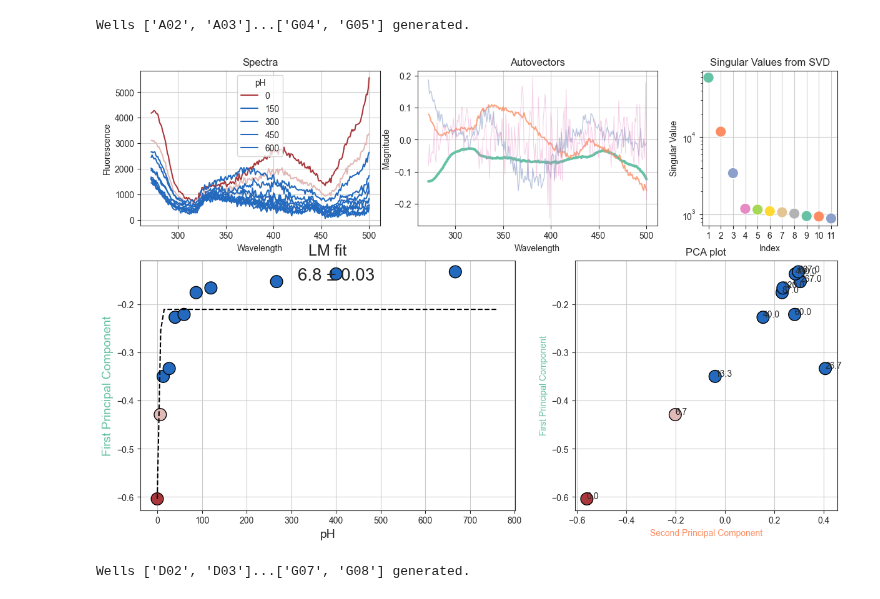
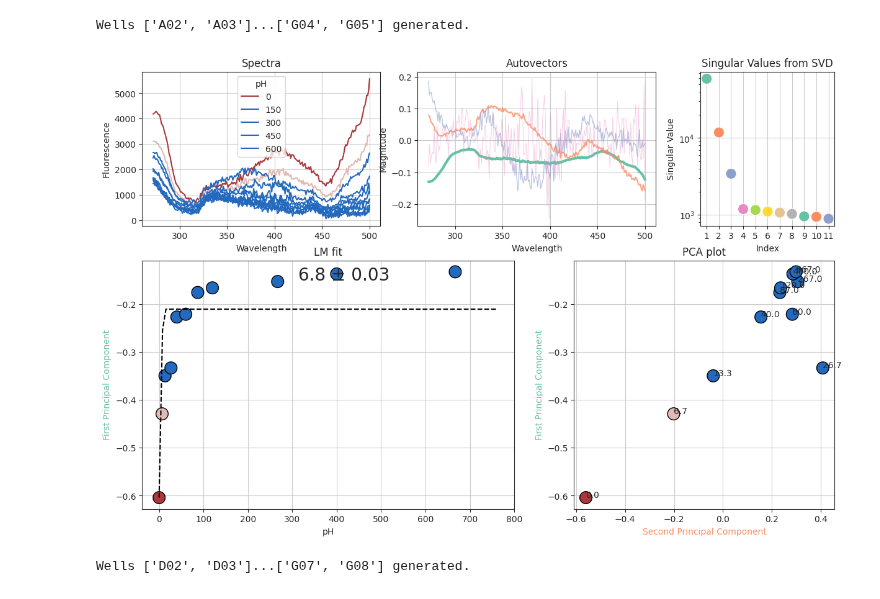
Before and after one commit to darosio/ClopHfit, a Jupyter notebook: docs/tutorials/prenspire.ipynb, the cells around one changed output. Saved outputs shown, nothing was run; the diff lists cells and outputs as text; code cells hidden in the pictures.

```diff
--- a/docs/tutorials/prenspire.ipynb
+++ b/docs/tutorials/prenspire.ipynb
@@ -160,19 +160,19 @@ def plot_autovectors(f, u, ax):
 
 
 def plot_fit(conc, y, ax, result, fz_pk):
-    color_map = plt.cm.Set2
+    # Create scatterplot
     ax.scatter(
         conc, y, c=conc, cmap=sb.cm.vlag_r, vmin=5.7, vmax=8.7, s=200, edgecolors="k"
     )
-    ax.grid(True)
-    ax.set_title("LM fit", fontsize=18)
-    ax.set_ylabel("First Principal Component", color=color_map(0), fontsize=14)
-    ax.set_xlabel("pH", fontsize=14)
-    xmin = conc.min()
-    xmax = conc.max()
+    apply_common_plot_style(ax, "LM fit", "pH", "First Principal Component")
+    ax.get_yaxis().label.set_color(COLOR_MAP(0))
+    # Adjust x-axis limits
+    xmin, xmax = conc.min(), conc.max()
     xmax += (xmax - xmin) / 7
     xlin = np.linspace(xmin, xmax, 100)
+    # Plot fit line
     ax.plot(xlin, fz_pk(result.K, [result.SA, result.SB], xlin), "k--")
+    # Add fit result to plot
     title = str(round(result.K, 2)) + " \u00B1 " + str(round(result.sK, 2))
     sb.mpl.pyplot.figtext(0.26, 0.54, title, size=20)
 
@@ -202,34 +202,34 @@ def plot_autovalues(S, ax):
         palette="Set2",
     )
     apply_common_plot_style(ax, "Singular Values from SVD", "Index", "Singular Value")
     ax.set(yscale="log")
     ax.set_xticks(np.arange(1, len(S) + 1))
 
 
 def f_svd(f):
     u, s, v = np.linalg.svd(f)
     conc = f.columns
     y = v[0, :]
     result = fit_titration_spectra(fz_pk, conc, y)
     sb.set_style("ticks")
     fig = sb.mpl.pyplot.figure(figsize=(12, 8))
     ax1 = fig.add_axes([0.05, 0.65, 0.32, 0.31])
     plot_spectra(f, ax1)
     ax2 = fig.add_axes([0.42, 0.65, 0.32, 0.31])
     plot_autovectors(f, u, ax2)
     ax3 = fig.add_axes([0.80, 0.65, 0.18, 0.31])
     plot_autovalues(s, ax3)
     ax4 = fig.add_axes([0.05, 0.08, 0.50, 0.50])
     plot_fit(conc, y, ax4, result, fz_pk)
     ax5 = fig.add_axes([0.63, 0.08, 0.35, 0.50])
     plot_pca(v, ax5, conc)
     return fig
 
 
 # figure = f_svd(nn.titrations['NTT-G10'][20.0]['Cl_0.0']['D'])
 figure = f_svd(n1.titrations["H148G"][20.0]["pH_6.3"]["A"])
 # %% [output]
-[figure, old version]
+[figure, new version]
 # %%
 fp = tpath / "NTT-G10_note.csv"
 nn = prenspire.Note(fp, verbose=1)
```
Also changed, not shown: parts of 3 cells of this notebook, 1 other file.
